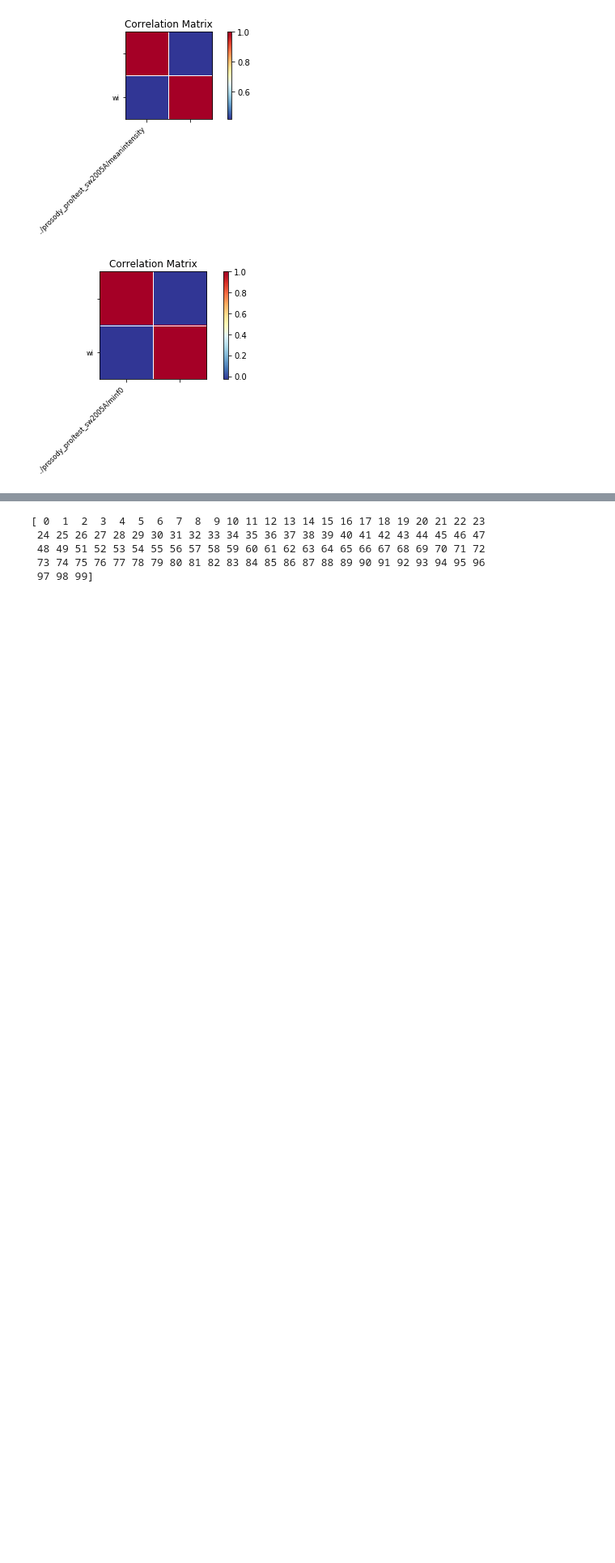
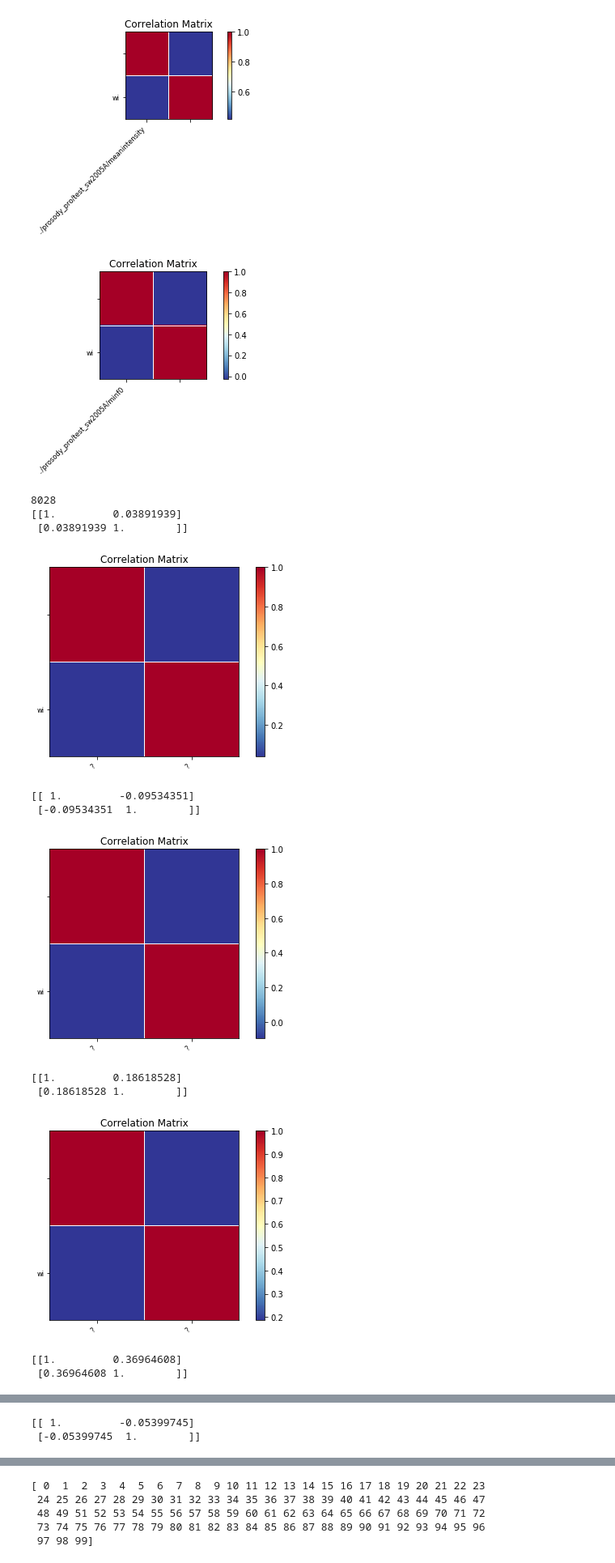
Before and after one commit to byronthecoder/Prosody-Prominence-Perplexity, a Jupyter notebook: ParselMouth.ipynb, the cells around one changed output, grey strips where cells are left out. Shown at 81% size. Drawn from its saved outputs; the diff is of its cells as text; code cells hidden in the pictures; blank space fills up the shorter version.

```diff
--- a/ParselMouth.ipynb
+++ b/ParselMouth.ipynb
@@ -288,0 +333,6 @@ NotebookApp.rate_limit_window=3.0 (secs)
+# %%
+flat_wimps = []
+for sublist in wimps:
+    for item in sublist:
+        flat_wimps.append(item)
+print(len(flat_wimps))
@@ -288,0 +341,11 @@ NotebookApp.rate_limit_window=3.0 (secs)
+# %%
+flat_pf = []
+len_list2 = []
+for sublist in pfs:
+    print(sublist.shape)
+    print(pfs.index(sublist))
+    len_list2.append(sublist.shape[0])
+    for item in sublist[:, i+1]:
+        flat_pf.append(item)
+print(len(flat_pf))
+print(len_list2)
@@ -417,0 +529,40 @@ with open('../result/sw2005A.txt', 'w') as f:
+# %%
+# compute cor-co for multiple files
+
+# flatten the list of word importance
+flat_wimps = []
+for sublist in wimps[:10]:
+    for item in sublist:
+        flat_wimps.append(item)
+print(len(flat_wimps))
+flat_wimps = np.array(flat_wimps)
+
+#num_w = len(flat_wimps)
+
+for i in range(pfs[0].shape[1]-1):
+    flat_pf = []
+    for sublist in pfs[:10]:
+        for item in sublist[:, i+1]:
+            flat_pf.append(item)
+    flat_pf = np.array(flat_pf)
+    flat_pf = np.where(flat_pf == "--undefined--", 0, flat_pf)
+
+    c_matrix = np.array([flat_pf, flat_wimps])
+    #print(c_matrix)
+    corr_matrix = np.corrcoef(c_matrix.astype(float))
+    print(corr_matrix)
+    smg.plot_corr(corr_matrix, xnames="??", ynames=["wi"])
+    plt.show()
+# %% [output]
+8028
+[[1.         0.03891939]
+ [0.03891939 1.        ]]
+[figure, added]
+[[ 1.         -0.09534351]
+ [-0.09534351  1.        ]]
+[figure, added]
+[[1.         0.18618528]
+ [0.18618528 1.        ]]
+[figure, added]
+[[1.         0.36964608]
+ [0.36964608 1.        ]]
@@ -417,0 +570,2 @@ with open('../result/sw2005A.txt', 'w') as f:
+[[ 1.         -0.05399745]
+ [-0.05399745  1.        ]]
```
Also changed, not shown: parts of 12 cells of this notebook, 1 other file.
